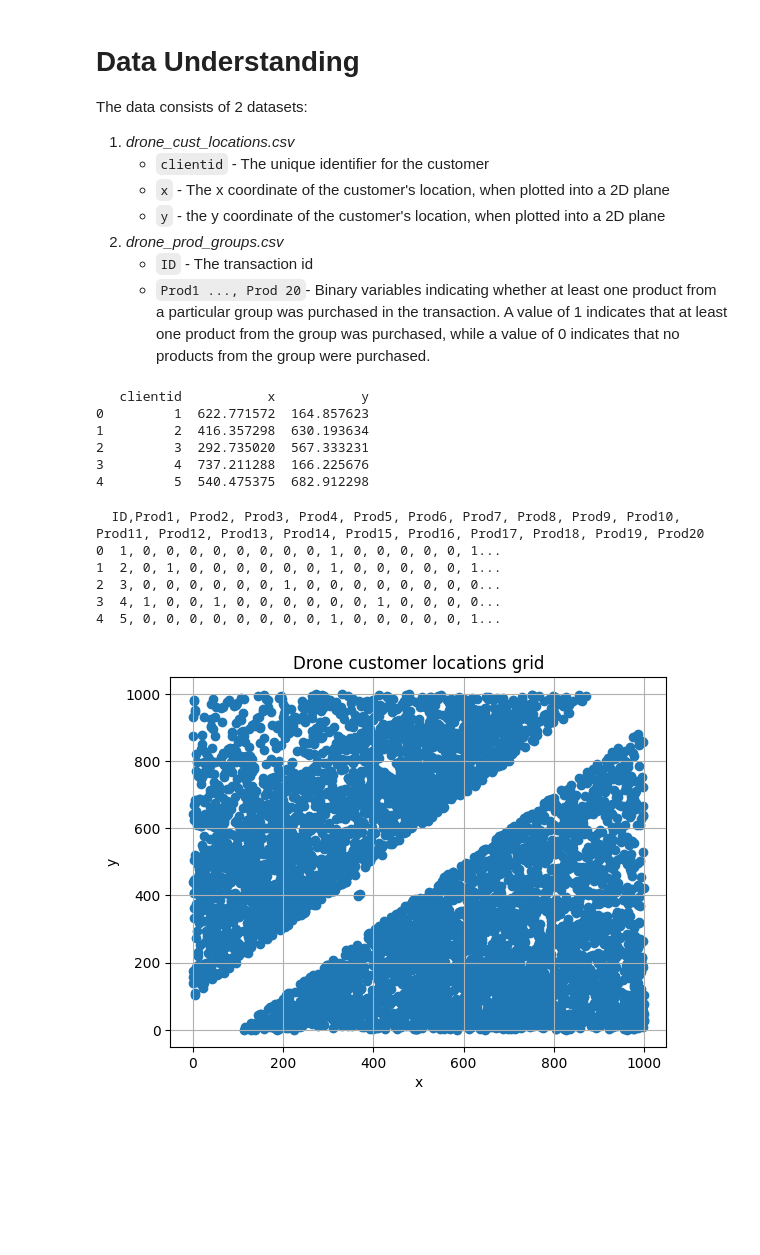
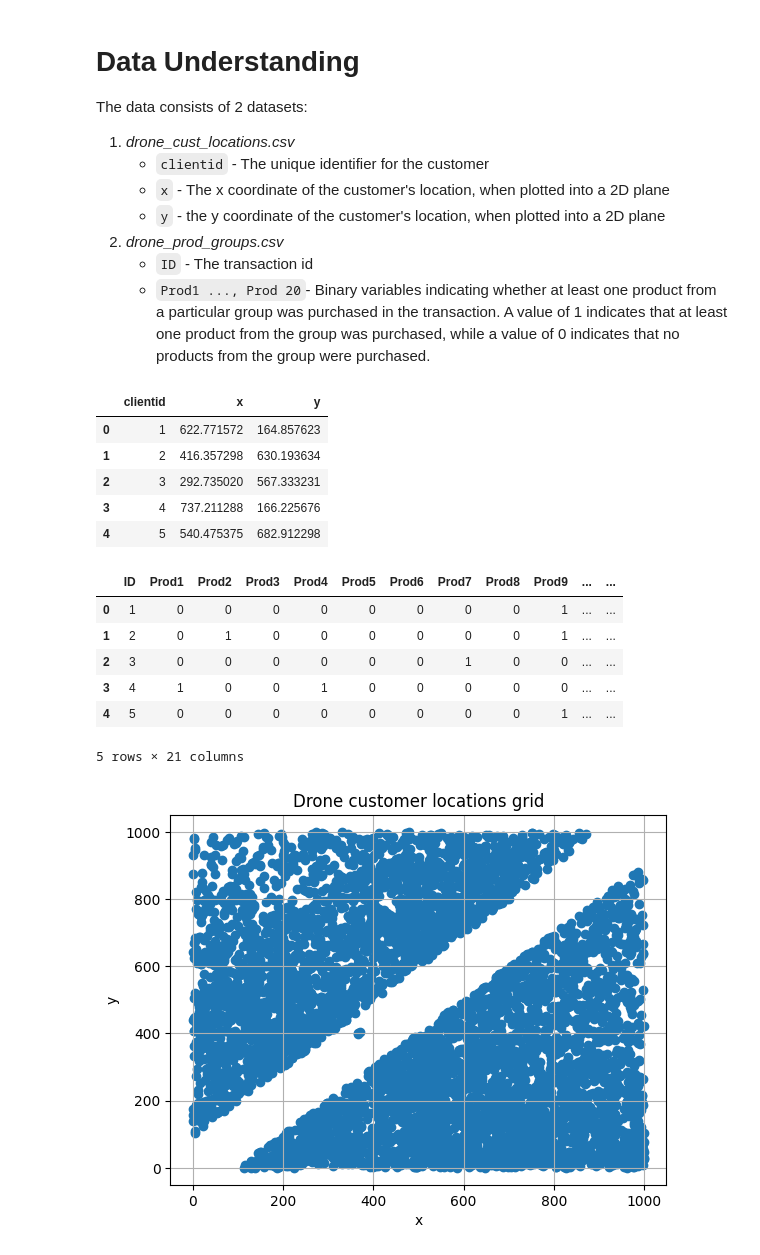
Before and after one commit to WelehoBRUDER/MetropoliaAMK-data-handling, a Jupyter notebook: task-5/main.ipynb, the cells around one changed output. Saved outputs shown, nothing was run; the diff lists cells and outputs as text; code cells hidden in the pictures; blank space fills up the shorter version.

```diff
--- a/task-5/main.ipynb
+++ b/task-5/main.ipynb
@@ -17,24 +19,26 @@ import pandas as pd
 # customer locations
 drone_cust_locations = pd.read_csv('../datasets/drone_cust_locations.csv', sep=';')
 # production groups
-drone_prod_groups = pd.read_csv('../datasets/drone_prod_groups.csv', sep=';')
-print(drone_cust_locations.head())
+drone_prod_groups = pd.read_csv('../datasets/drone_prod_groups.csv')
+drone_prod_groups.columns = drone_prod_groups.columns.str.strip()
+drone_cust_locations.head()
 # %% [output]
-   clientid           x           y
-0         1  622.771572  164.857623
-1         2  416.357298  630.193634
-2         3  292.735020  567.333231
-3         4  737.211288  166.225676
-4         5  540.475375  682.912298
+|  | clientid | x | y |
+| 0 | 1 | 622.771572 | 164.857623 |
+| 1 | 2 | 416.357298 | 630.193634 |
+| 2 | 3 | 292.735020 | 567.333231 |
+| 3 | 4 | 737.211288 | 166.225676 |
+| 4 | 5 | 540.475375 | 682.912298 |
 # %%
-print(drone_prod_groups.head())
+drone_prod_groups.head()
 # %% [output]
+|  | ID | Prod1 | Prod2 | Prod3 | Prod4 | Prod5 | Prod6 | Prod7 | Prod8 | Prod9 | ... | ... |
+| 0 | 1 | 0 | 0 | 0 | 0 | 0 | 0 | 0 | 0 | 1 | ... | ... |
+| 1 | 2 | 0 | 1 | 0 | 0 | 0 | 0 | 0 | 0 | 1 | ... | ... |
+| 2 | 3 | 0 | 0 | 0 | 0 | 0 | 0 | 1 | 0 | 0 | ... | ... |
+| 3 | 4 | 1 | 0 | 0 | 1 | 0 | 0 | 0 | 0 | 0 | ... | ... |
+| 4 | 5 | 0 | 0 | 0 | 0 | 0 | 0 | 0 | 0 | 1 | ... | ... |
-  ID,Prod1, Prod2, Prod3, Prod4, Prod5, Prod6, Prod7, Prod8, Prod9, Prod10, Prod11, Prod12, Prod13, Prod14, Prod15, Prod16, Prod17, Prod18, Prod19, Prod20
-0  1, 0, 0, 0, 0, 0, 0, 0, 0, 1, 0, 0, 0, 0, 0, 1...
-1  2, 0, 1, 0, 0, 0, 0, 0, 0, 1, 0, 0, 0, 0, 0, 1...
-2  3, 0, 0, 0, 0, 0, 0, 1, 0, 0, 0, 0, 0, 0, 0, 0...
-3  4, 1, 0, 0, 1, 0, 0, 0, 0, 0, 0, 1, 0, 0, 0, 0...
-4  5, 0, 0, 0, 0, 0, 0, 0, 0, 1, 0, 0, 0, 0, 0, 1...
+5 rows × 21 columns
 # %%
 import matplotlib.pyplot as plt
 
```
Also changed, not shown: parts of 16 cells of this notebook, 1 other file.
